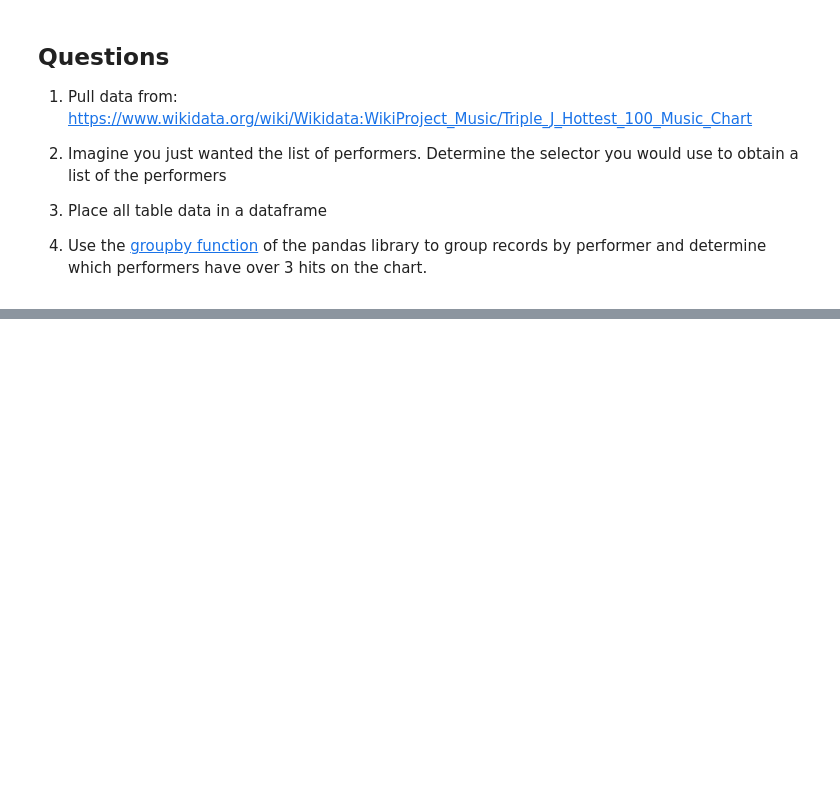
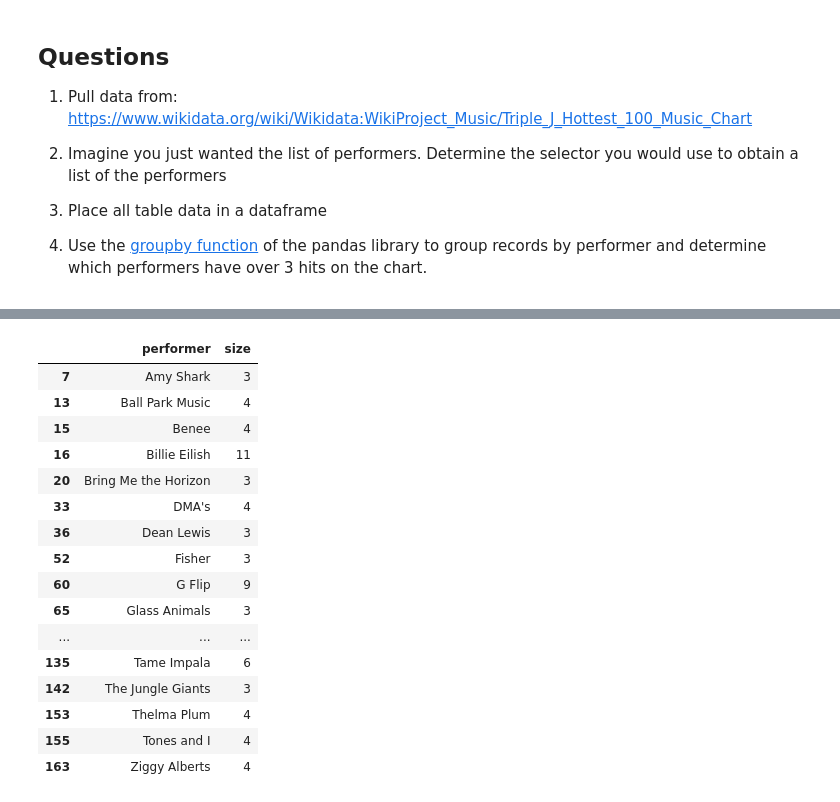
Before and after one commit to amcnett/data-sci, a Jupyter notebook: Sources of Data - Scraping.ipynb, the cells around one changed output, grey strips where cells are left out. Drawn from its saved outputs; the diff is of its cells as text; code cells hidden in the pictures; blank space fills up the shorter version.

```diff
--- a/Sources of Data - Scraping.ipynb
+++ b/Sources of Data - Scraping.ipynb
@@ -447,0 +505,22 @@ response = requests.get("https://www.wikidata.org/wiki/Wikidata:WikiProject_Musi
+# %%
+performer_count = df.groupby("performer\\n", as_index=False).size()
+# %%
+performer_count[performer_count["size"] >= 3]
+# %% [output]
+|  | performer | size |
+| 7 | Amy Shark | 3 |
+| 13 | Ball Park Music | 4 |
+| 15 | Benee | 4 |
+| 16 | Billie Eilish | 11 |
+| 20 | Bring Me the Horizon | 3 |
+| 33 | DMA's | 4 |
+| 36 | Dean Lewis | 3 |
+| 52 | Fisher | 3 |
+| 60 | G Flip | 9 |
+| 65 | Glass Animals | 3 |
+| ... | ... | ... |
+| 135 | Tame Impala | 6 |
+| 142 | The Jungle Giants | 3 |
+| 153 | Thelma Plum | 4 |
+| 155 | Tones and I | 4 |
+| 163 | Ziggy Alberts | 4 |
```
Also changed, not shown: parts of 10 cells of this notebook, 1 other file.
